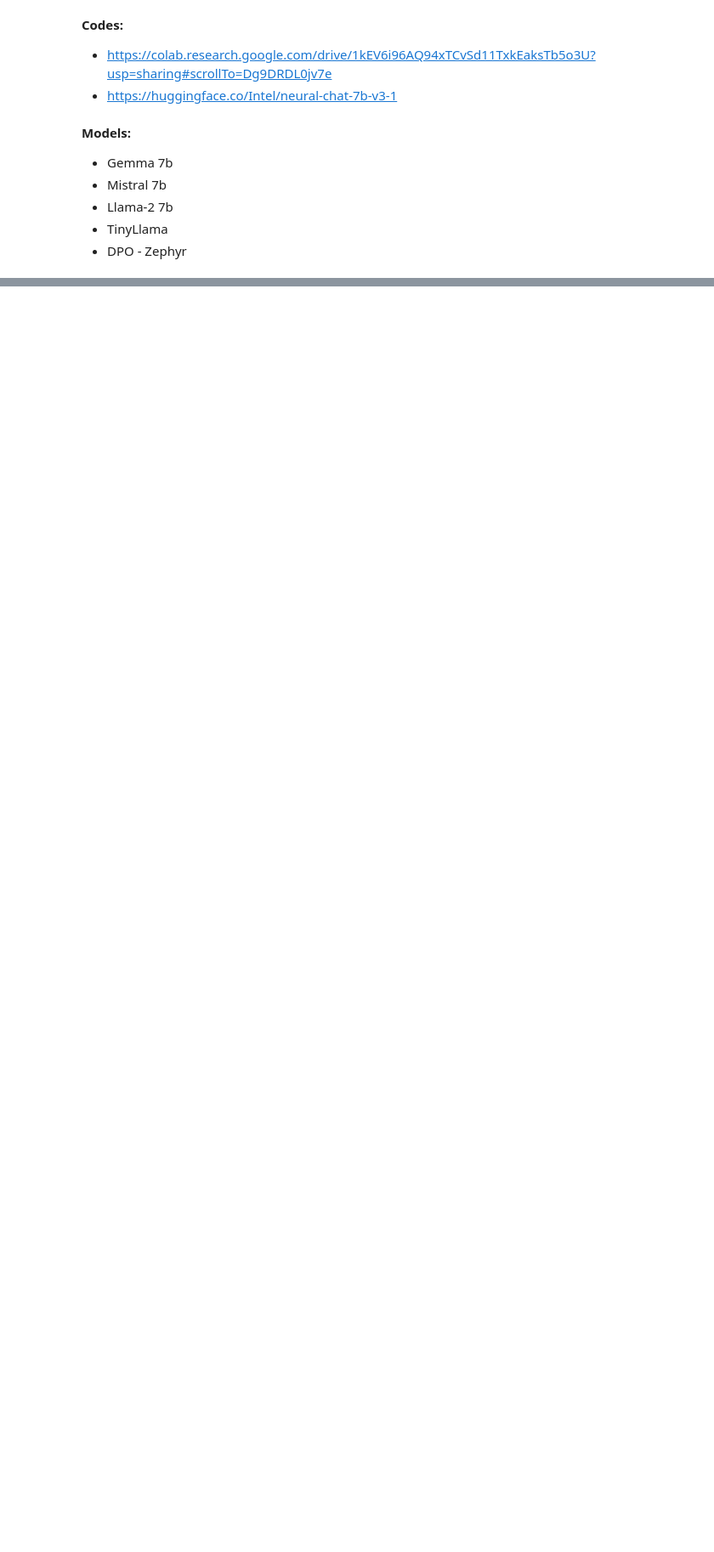
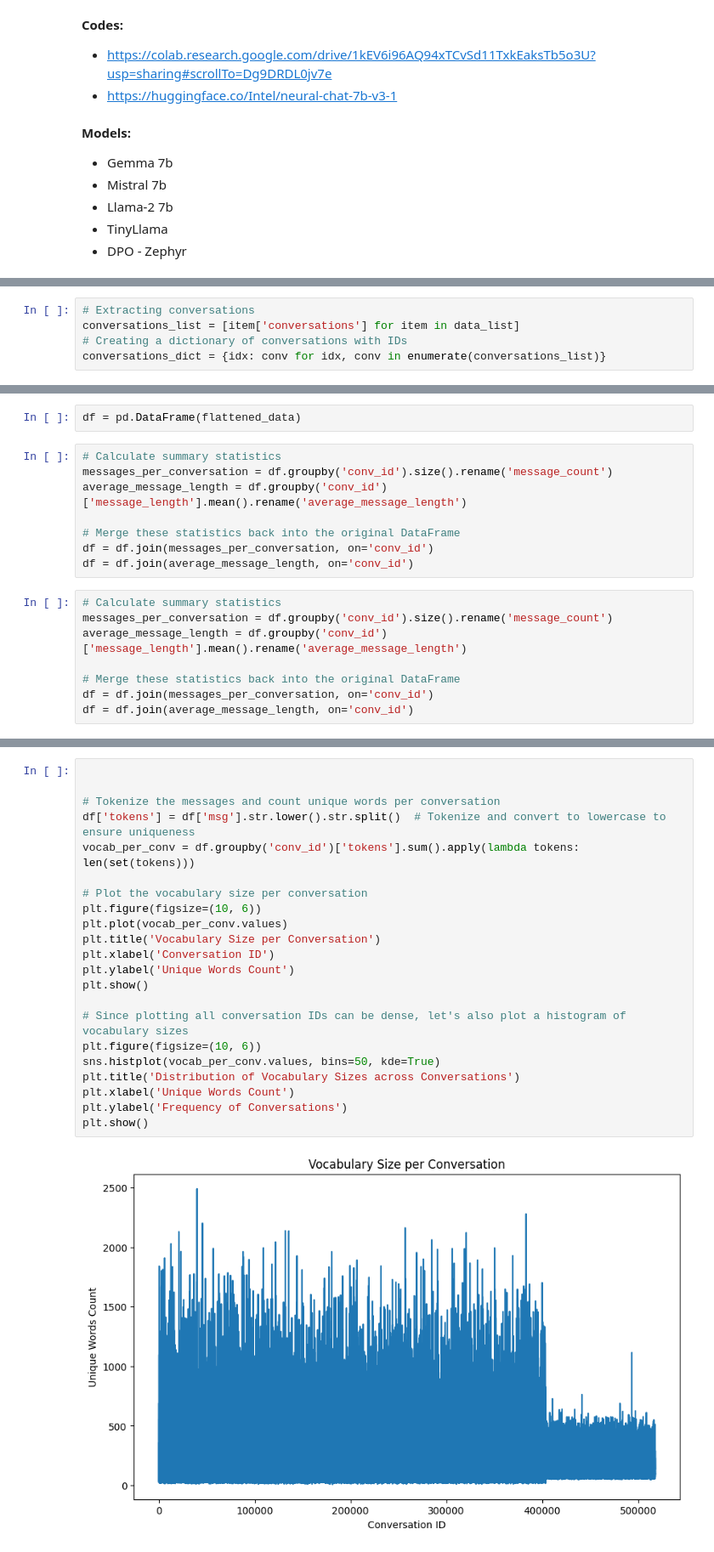
Before and after one commit to bmarci99/NLP-Project-mimic-ChatGPT-with-Orca, a Jupyter notebook: Project.ipynb, the cells around one changed output, grey strips where cells are left out. Shown at 85% size. Cells and saved outputs as stored; diff of their text form; blank space fills up the shorter version.

```diff
--- a/Project.ipynb
+++ b/Project.ipynb
@@ -24,0 +84,5 @@ import pandas as pd
+# %%
+# Extracting conversations
+conversations_list = [item['conversations'] for item in data_list]
+# Creating a dictionary of conversations with IDs
+conversations_dict = {idx: conv for idx, conv in enumerate(conversations_list)}
@@ -24,0 +100,18 @@ import pandas as pd
+# %%
+df = pd.DataFrame(flattened_data)
+# %%
+# Calculate summary statistics
+messages_per_conversation = df.groupby('conv_id').size().rename('message_count')
+average_message_length = df.groupby('conv_id')['message_length'].mean().rename('average_message_length')
+
+# Merge these statistics back into the original DataFrame
+df = df.join(messages_per_conversation, on='conv_id')
+df = df.join(average_message_length, on='conv_id')
+# %%
+# Calculate summary statistics
+messages_per_conversation = df.groupby('conv_id').size().rename('message_count')
+average_message_length = df.groupby('conv_id')['message_length'].mean().rename('average_message_length')
+
+# Merge these statistics back into the original DataFrame
+df = df.join(messages_per_conversation, on='conv_id')
+df = df.join(average_message_length, on='conv_id')
@@ -24,0 +134,24 @@ import pandas as pd
+# %%
+
+
+# Tokenize the messages and count unique words per conversation
+df['tokens'] = df['msg'].str.lower().str.split()  # Tokenize and convert to lowercase to ensure uniqueness
+vocab_per_conv = df.groupby('conv_id')['tokens'].sum().apply(lambda tokens: len(set(tokens)))
+
+# Plot the vocabulary size per conversation
+plt.figure(figsize=(10, 6))
+plt.plot(vocab_per_conv.values)
+plt.title('Vocabulary Size per Conversation')
+plt.xlabel('Conversation ID')
+plt.ylabel('Unique Words Count')
+plt.show()
+
+# Since plotting all conversation IDs can be dense, let's also plot a histogram of vocabulary sizes
+plt.figure(figsize=(10, 6))
+sns.histplot(vocab_per_conv.values, bins=50, kde=True)
+plt.title('Distribution of Vocabulary Sizes across Conversations')
+plt.xlabel('Unique Words Count')
+plt.ylabel('Frequency of Conversations')
+plt.show()
+# %% [output]
+[figure, added]
```
Also changed, not shown: parts of 13 cells of this notebook.
